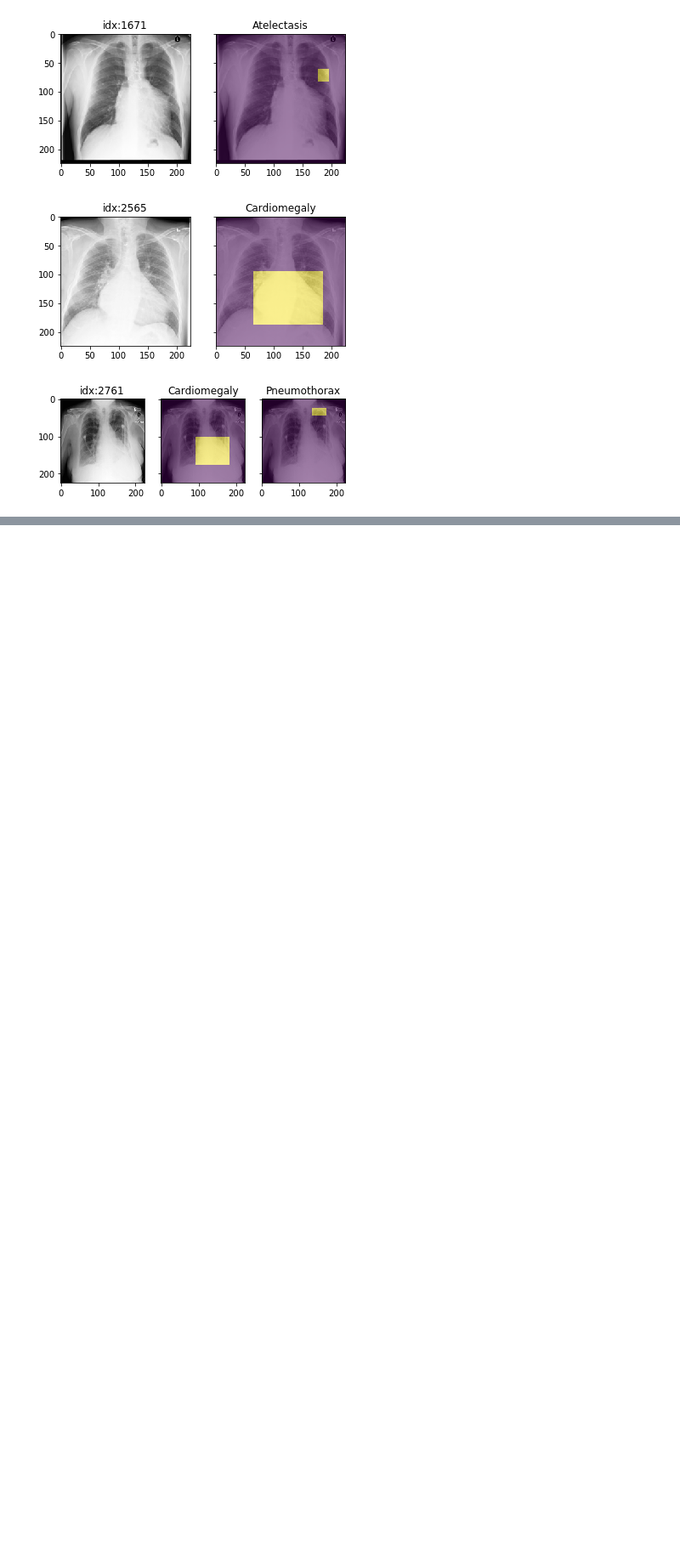
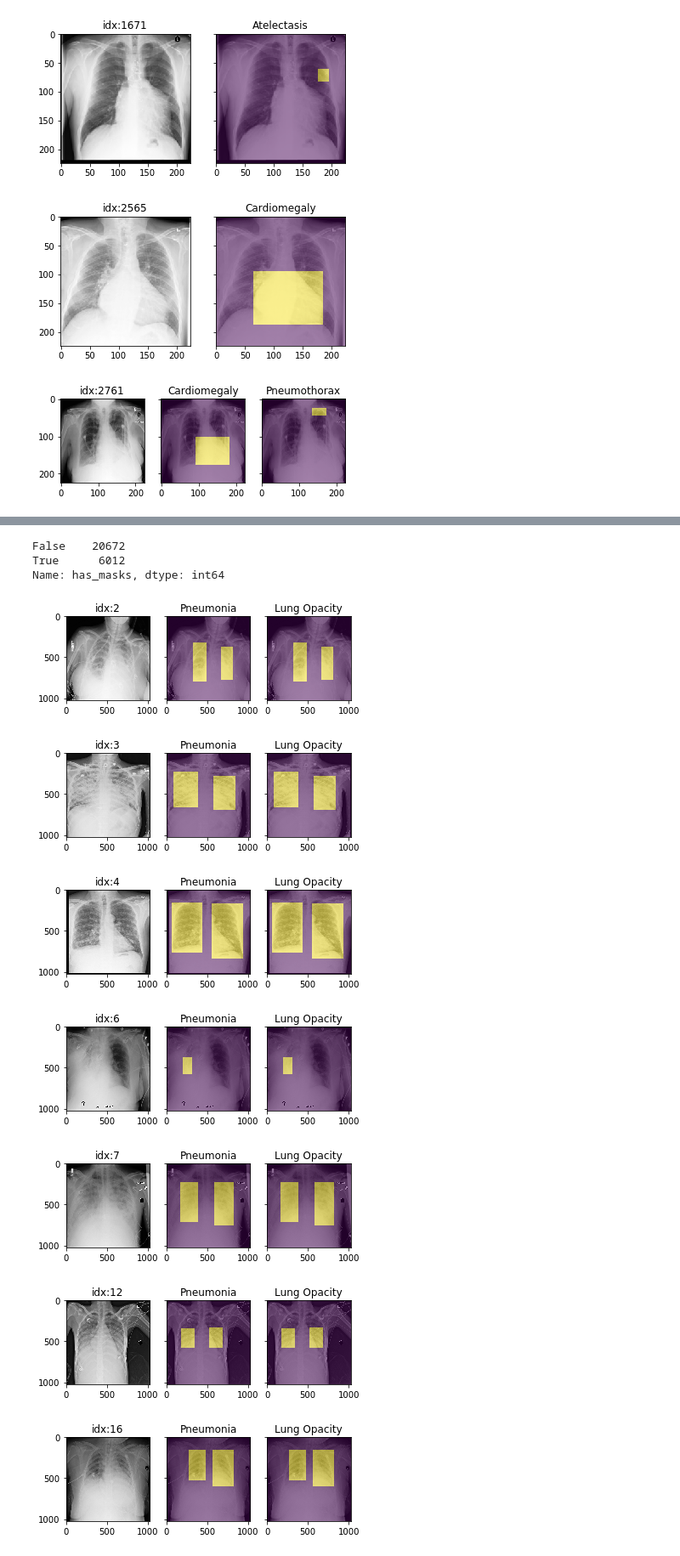
Before and after one commit to mlmed/torchxrayvision, a Jupyter notebook: scripts/xray_masks.ipynb, the cells around one changed output, grey strips where cells are left out. Shown at 85% size. Saved outputs shown, nothing was run; the diff lists cells and outputs as text; code cells hidden in the pictures; blank space fills up the shorter version.

```diff
--- a/scripts/xray_masks.ipynb
+++ b/scripts/xray_masks.ipynb
@@ -90,13 +90,13 @@ sample
 # %%
 subset = d_nih.csv["Image Index"] == "00000732_005.png"
 for idx in np.where(subset)[0][:10]:
-    plot_sample_with_masks(d_nih[idx])
+    plot_sample_with_masks(d_nih[idx], d_nih)
 # %% [output]
 [figure]
 # %%
 subset = d_nih.csv["Finding Labels"].str.contains("Cardio") & (d_nih.csv.has_masks == True)
 for idx in np.where(subset)[0][:10]:
-    plot_sample_with_masks(d_nih[idx])
+    plot_sample_with_masks(d_nih[idx], d_nih)
 # %% [output]
 [figure]
 [figure]
@@ -133,0 +144,17 @@ for i in range(3):
+# %%
+d_rsna.csv.has_masks.value_counts()
+# %% [output]
+False    20672
+True      6012
+Name: has_masks, dtype: int64
+# %%
+for idx in np.where(d_rsna.csv.has_masks)[0][:10]:
+    plot_sample_with_masks(d_rsna[idx], d_rsna)
+# %% [output]
+[figure, added]
+[figure, added]
+[figure, added]
+[figure, added]
+[figure, added]
+[figure, added]
+[figure, added]
```
Also changed, not shown: parts of 9 cells of this notebook, 1 other file.
